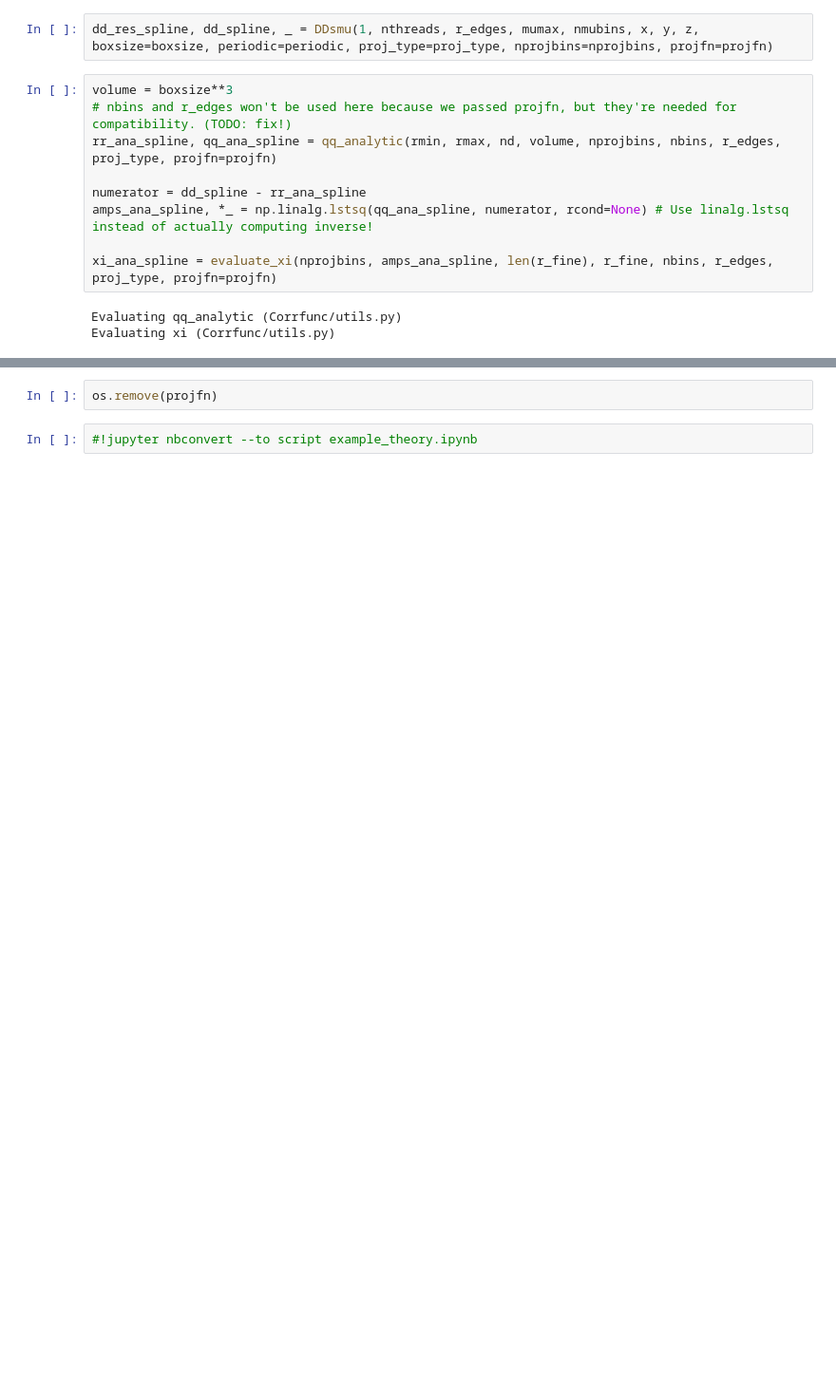
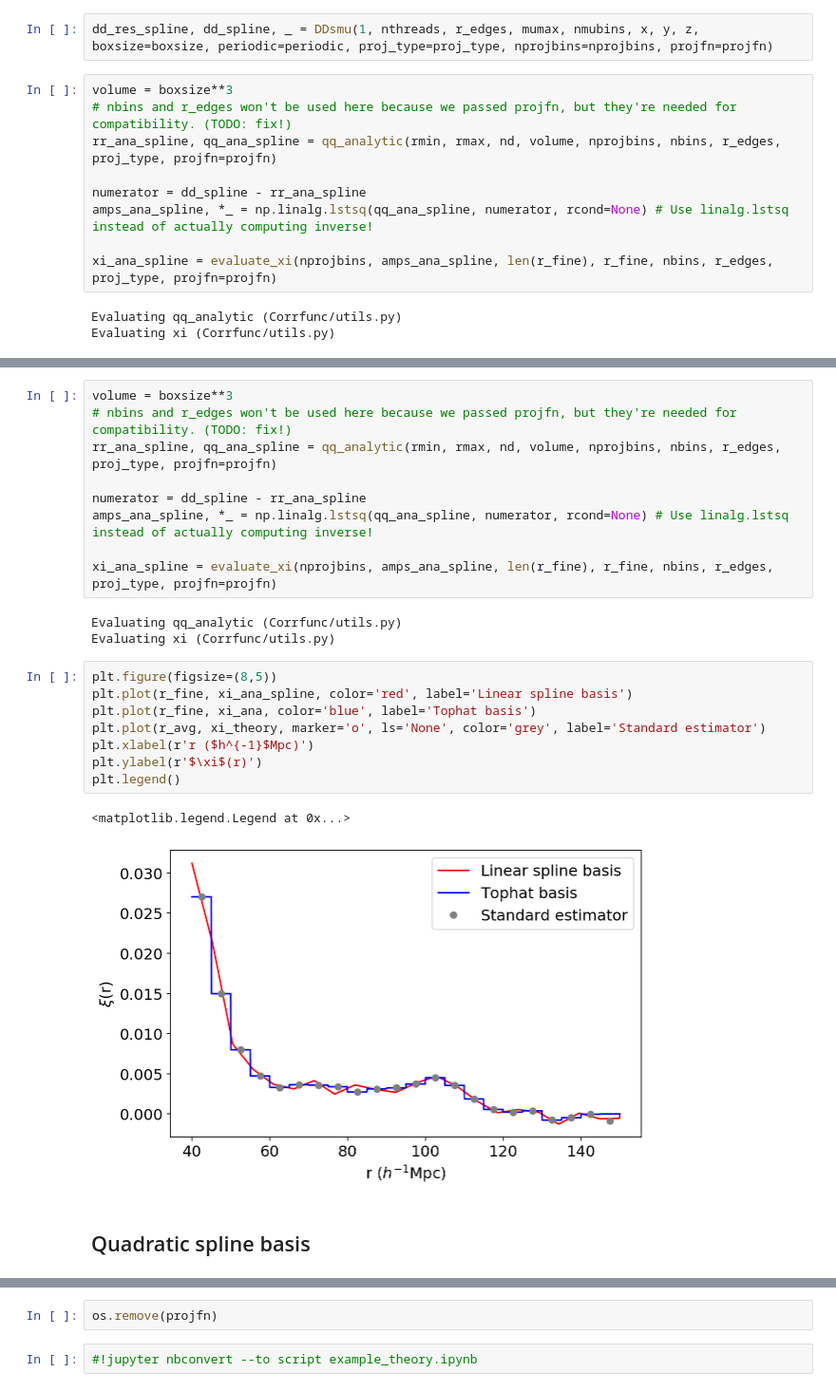
Before and after one commit to abbyw24/CFE_gradients, a Jupyter notebook: lss_data/jul27-continuous-function-estimator.ipynb, the cells around one changed output, grey strips where cells are left out. Shown: that part at 95% size. Drawn from its saved outputs; the diff is of its cells as text; blank space fills up the shorter version.

```diff
--- a/lss_data/jul27-continuous-function-estimator.ipynb
+++ b/lss_data/jul27-continuous-function-estimator.ipynb
@@ -220,0 +293,25 @@ plt.legend()
+# %%
+volume = boxsize**3
+# nbins and r_edges won't be used here because we passed projfn, but they're needed for compatibility. (TODO: fix!)
+rr_ana_spline, qq_ana_spline = qq_analytic(rmin, rmax, nd, volume, nprojbins, nbins, r_edges, proj_type, projfn=projfn)
+
+numerator = dd_spline - rr_ana_spline
+amps_ana_spline, *_ = np.linalg.lstsq(qq_ana_spline, numerator, rcond=None) # Use linalg.lstsq instead of actually computing inverse!
+
+xi_ana_spline = evaluate_xi(nprojbins, amps_ana_spline, len(r_fine), r_fine, nbins, r_edges, proj_type, projfn=projfn)
+# %% [output]
+Evaluating qq_analytic (Corrfunc/utils.py)
+Evaluating xi (Corrfunc/utils.py)
+# %%
+plt.figure(figsize=(8,5))
+plt.plot(r_fine, xi_ana_spline, color='red', label='Linear spline basis')
+plt.plot(r_fine, xi_ana, color='blue', label='Tophat basis')
+plt.plot(r_avg, xi_theory, marker='o', ls='None', color='grey', label='Standard estimator')
+plt.xlabel(r'r ($h^{-1}$Mpc)')
+plt.ylabel(r'$\xi$(r)')
+plt.legend()
+# %% [output]
+<matplotlib.legend.Legend at 0x...>
+[figure, added]
+# %% [markdown]
+## Quadratic spline basis
```
Also changed, not shown: parts of 22 cells of this notebook, 1 other file.
